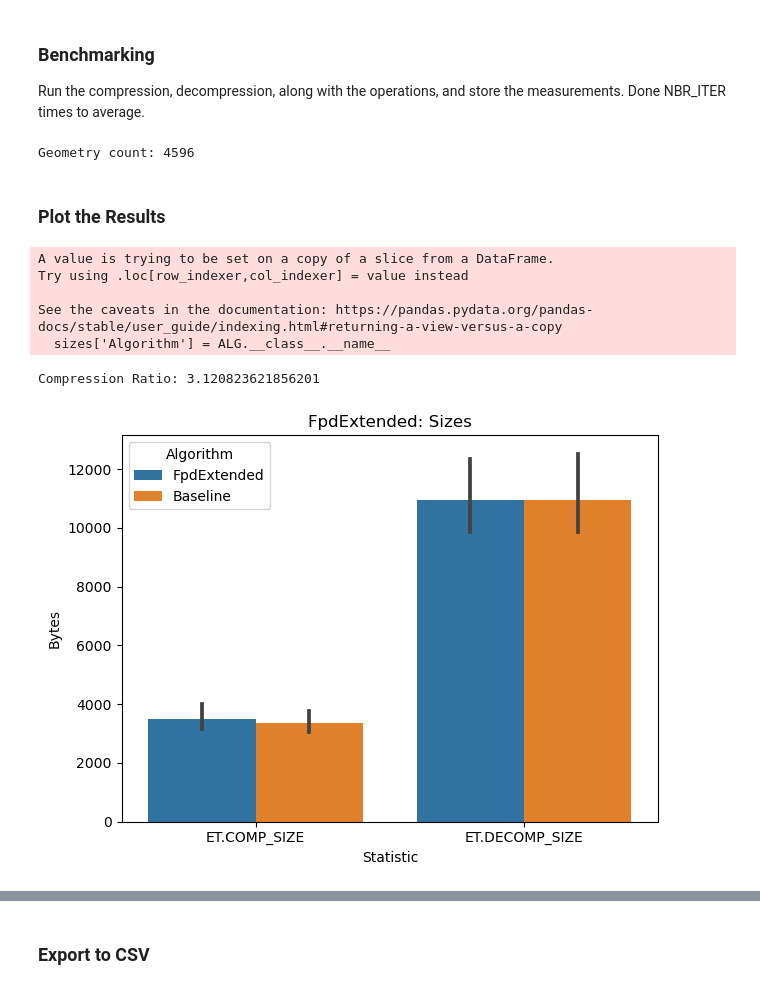
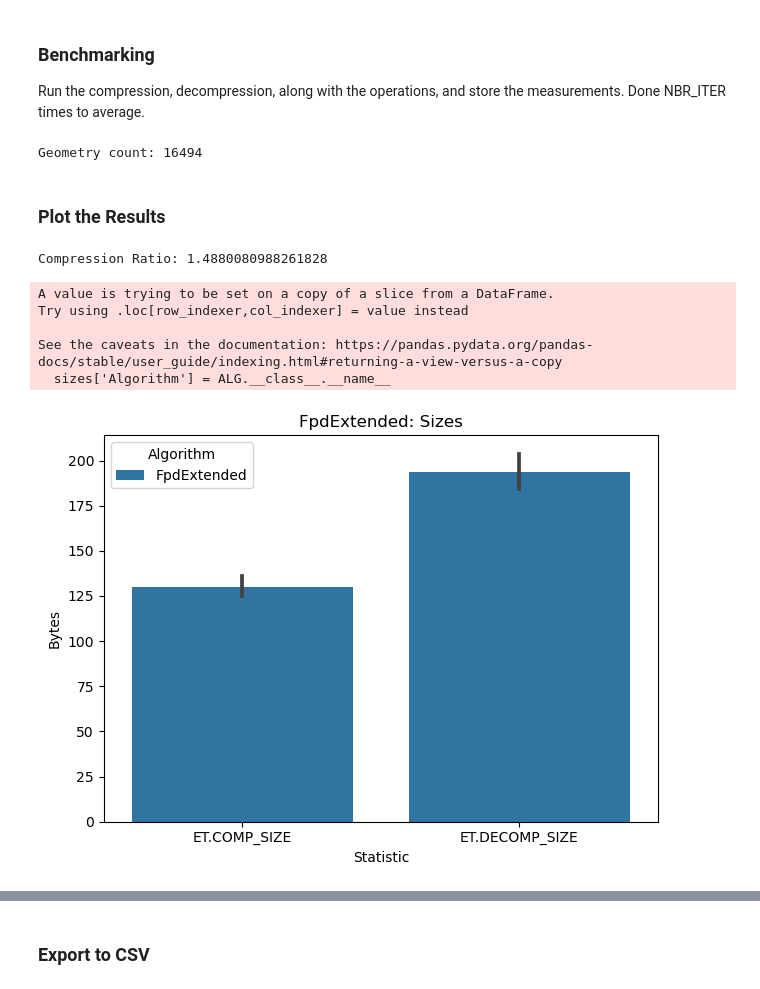
Before and after one commit to SimonErlandsson/Operable-Maps-Compression, a Jupyter notebook: TestBench.ipynb, the cells around one changed output, grey strips where cells are left out. Saved outputs shown, nothing was run; the diff lists cells and outputs as text; code cells hidden in the pictures.

Commit message:
Work on obtaining and working with larger data sets + delta visualization

```diff
--- a/TestBench.ipynb
+++ b/TestBench.ipynb
@@ -18,8 +18,10 @@ from algos.alg_fpd_predictor import FpdPredictor
 
 # CONFIG
 ALG = FpdExtended()
-#DATASET_PATH = "data/lund_building_highway.json"#
-DATASET_PATH = "data/world.json"
+#DATASET_PATH = "data/lund_building_highway.json"
+#DATASET_PATH = "data/world.json"
+#DATASET_PATH = "data/latest_export.json"
+DATASET_PATH = "data/latest_export" # Use folder (single files)
 NBR_ITER = 3000
 
 COMPR_PATH = "data/testbench_compressed_single"
@@ -95,15 +97,36 @@ random.seed(SEED) # Init random
 res = {x: [] for x in ['idx_unary', 'idx_binary'] + list(ET)} # Store the 'results' of the measurements
 vals = {x: [] for x in ['idx_unary', 'idx_binary'] + list(ET)[4:]} # Store the 'values' for the operations, to perform correctness check later
 
-# Extract the nested feature attribute of the geo_json file containing the geometries
-with open(DATASET_PATH, 'r') as f:
-    data = json.loads(f.read())
-file_df: pd.DataFrame = pd.json_normalize(data, record_path=['features'])
-# Create a dataframe suitable for the WKT format for easy convertion to shapely objects
-df = pd.DataFrame(
-    {'type': file_df['geometry.type'], 'coordinates': file_df['geometry.coordinates']})
+# ----- LOAD DATA FROM DATA SET ------
+dataset_is_file = DATASET_PATH.endswith('.json')
+if dataset_is_file:
+    # Extract the nested feature attribute of the geo_json file containing the geometries
+    with open(DATASET_PATH, 'r') as f:
+        data = json.loads(f.read())
+    file_df: pd.DataFrame = pd.json_normalize(data, record_path=['features'])
+    # Create a dataframe suitable for the WKT format for easy convertion to shapely objects
+    df_dataset = pd.DataFrame(
+        {'type': file_df['geometry.type'], 'coordinates': file_df['geometry.coordinates']})
+    max_idx = len(df_dataset) - 1
 
-max_idx = len(df) - 1
+    def get_shape_data(idx):
+        return df_dataset.iloc[idx]
+
+else:
+    tree = os.walk(DATASET_PATH, topdown=True)
+    max_idx = len(next(tree)[2]) - 1
+
+    def get_shape_data(idx):
+        with open(f'{DATASET_PATH}/{idx}.json', 'r') as f:
+            data = json.loads(f.read())
+
+        file_df: pd.DataFrame = pd.json_normalize(data, record_path=['features'])
+        # # Create a dataframe suitable for the WKT format for easy convertion to shapely objects
+        df_dataset = pd.DataFrame(
+             {'type': file_df['geometry.type'], 'coordinates': file_df['geometry.coordinates']})
+        return df_dataset.iloc[0]
+# ----- /END/ LOAD DATA FROM DATA SET ------
+
 unary_idxs = [random.randint(0, max_idx) for i in range(NBR_ITER)] # Generate list of indexes to query on
 binary_idxs = [(random.randint(0, max_idx), random.randint(0, max_idx)) for i in range(NBR_ITER)] # Generate pair of indexes to query on. # TODO: Better selection than random
 random.seed(SEED) # Reset random
@@ -122,13 +145,14 @@ def compress(data, file_comp):
 # Compress files, benchmark unaries
 for idx in tqdm.tqdm(unary_idxs): # List of single idxs
     file_comp = f"{COMPR_PATH}/{idx}"
-    t, _ = compress(df.iloc[idx], file_comp)
+    t, _ = compress(get_shape_data(idx), file_comp)
     res[ET.COMP_TIME].append(t) # Store delta time
     res[ET.COMP_SIZE].append(os.stat(file_comp).st_size) # Store compressed file size
 
 for idx in tqdm.tqdm(list(reduce(operator.concat, binary_idxs))): # List of pairs collapsed
-    file_comp = f"{COMPR_PATH}/{idx}"
-    compress(df.iloc[idx], file_comp)
+    if idx not in unary_idxs:
+        file_comp = f"{COMPR_PATH}/{idx}"
+        compress(get_shape_data(idx), file_comp)
 
 for i in tqdm.tqdm(range(len(unary_idxs))):
 # ------------ UNARY ------------ #
@@ -184,40 +208,43 @@ df = pd.DataFrame(res)
 print("Geometry count:", max_idx + 1)
 #df
 # %% [output]
-Geometry count: 4596
+Geometry count: 16494
 # %% [markdown]
 ### Plot the Results
 # %%
 size_types = [ET.COMP_SIZE, ET.DECOMP_SIZE]
 averages = df.copy()
 averages.loc['mean'] = averages.mean(numeric_only=True)
 averages = averages.iloc[-1]
 sizes = averages[size_types]
 print("Compression Ratio:", sizes[1] / sizes[0])
 
-dataset_name = os.path.splitext(os.path.basename(DATASET_PATH))[0]
-baseline = pd.read_csv('baseline_' + dataset_name + '.csv')
-baseline['Algorithm'] = 'Baseline'
-
 sizes = df[size_types]
 sizes.columns = sizes.columns.map(str)
 sizes['Algorithm'] = ALG.__class__.__name__
 
-sizes = pd.concat([sizes, baseline[[str(i) for i in size_types + ['Algorithm']]]])
+dataset_name = os.path.splitext(os.path.basename(DATASET_PATH))[0]
+baseline_file = 'baseline_' + dataset_name + '.csv'
+if os.path.exists(baseline_file):
+    baseline = pd.read_csv(baseline_file)
+    baseline['Algorithm'] = 'Baseline'
+    sizes = pd.concat([sizes, baseline[[str(i) for i in size_types + ['Algorithm']]]])
+else:
+    baseline_file = None
 sizes = sizes.melt('Algorithm', var_name="Statistic", value_name='Bytes')
 sizes['Statistic'] = sizes['Statistic'].apply(lambda x: str(x))
 sns.barplot(data=sizes, x="Statistic", y='Bytes', hue="Algorithm")
 plt.ylabel('Bytes');
 plt.title(ALG.__class__.__name__ + ": Sizes");
 plt.tight_layout()
 # %% [output]
-A value is trying to be set on a copy of a slice from a DataFrame.
-Try using .loc[row_indexer,col_indexer] = value instead
-
-See the caveats in the documentation: https://pandas.pydata.org/pandas-docs/stable/user_guide/indexing.html#returning-a-view-versus-a-copy
-  sizes['Algorithm'] = ALG.__class__.__name__
+Compression Ratio: 1.4880080988261828
-Compression Ratio: 3.120823621856201
+A value is trying to be set on a copy of a slice from a DataFrame.
+Try using .loc[row_indexer,col_indexer] = value instead
+
+See the caveats in the documentation: https://pandas.pydata.org/pandas-docs/stable/user_guide/indexing.html#returning-a-view-versus-a-copy
+  sizes['Algorithm'] = ALG.__class__.__name__
-[figure, old version]
+[figure, new version]
 # %%
 times = df.drop(axis=1, labels=['idx_unary', 'idx_binary', ET.COMP_SIZE, ET.DECOMP_SIZE])
 times['Algorithm'] = ALG.__class__.__name__
```
Also changed, not shown: parts of 2 cells of this notebook, 11 other files.
